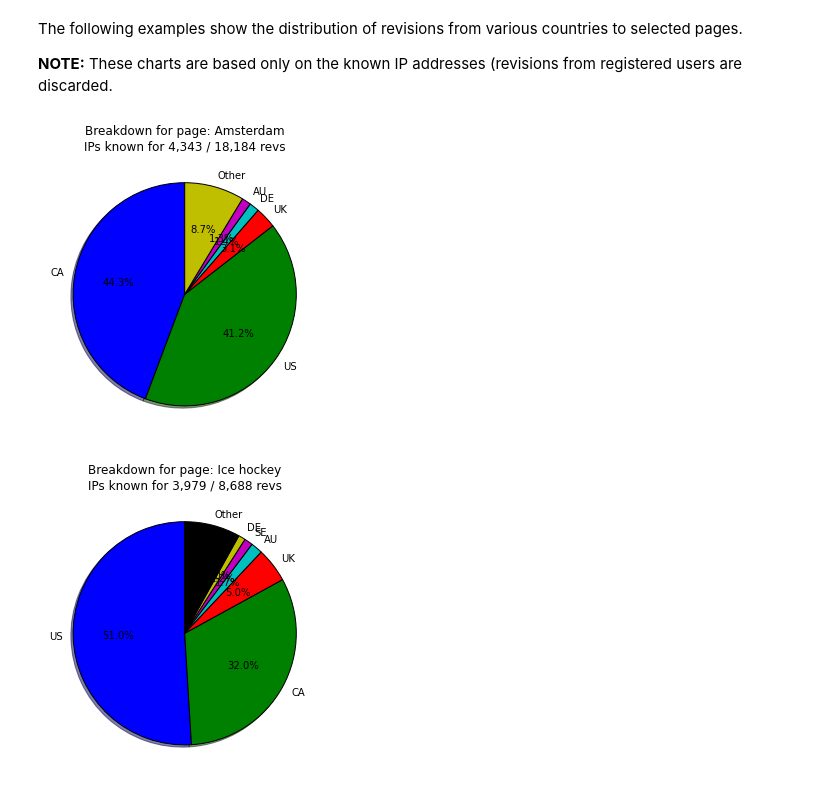
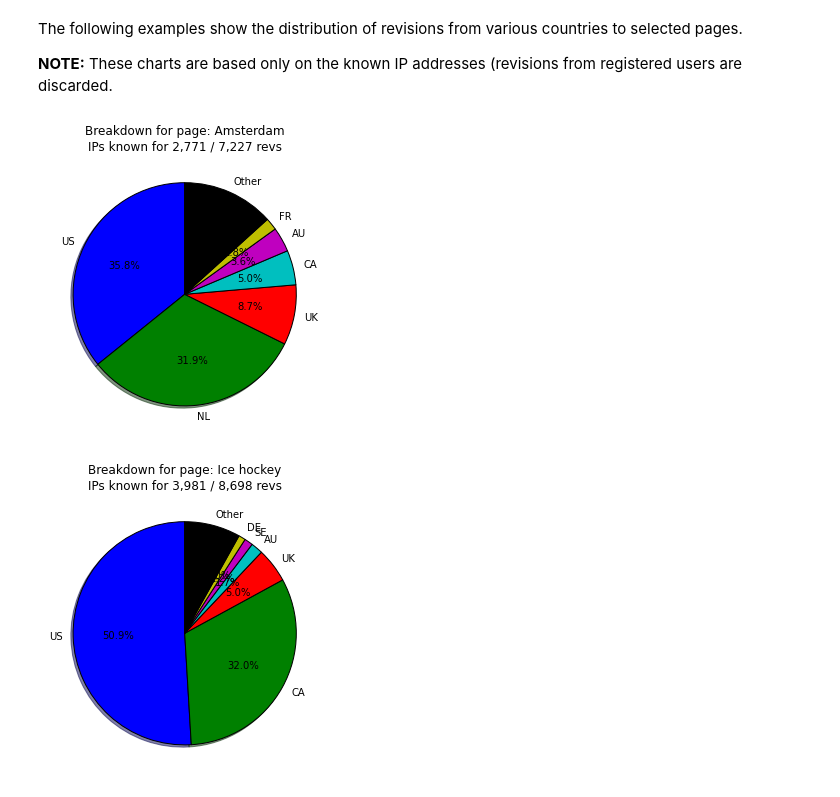
Before and after one commit to c-martinez/BeyondTheBook, a Jupyter notebook: Wikimedia API.ipynb, the cells around one changed output. Drawn from its saved outputs; the diff is of its cells as text; code cells hidden in the pictures.

```diff
--- a/Wikimedia API.ipynb
+++ b/Wikimedia API.ipynb
@@ -206,11 +205,11 @@ The following examples show the distribution of revisions from various countries
 **NOTE:** These charts are based only on the known IP addresses (revisions from registered users are discarded.
 # %%
 pageTitle = 'Amsterdam'
-# anonIPs, nRevs = getContributionsByIP(pageTitle)
+anonIPs, nRevs = getContributionsByIP(pageTitle)
 contribs = countCountryContributions(anonIPs)
 displayResults(contribs, nRevs, pageTitle)
 # %% [output]
-[figure, old version]
+[figure, new version]
 # %%
 pageTitle = 'Ice hockey'
 anonIPs, nRevs = getContributionsByIP(pageTitle)
```
Also changed, not shown: parts of 7 cells of this notebook, 23 other files.
